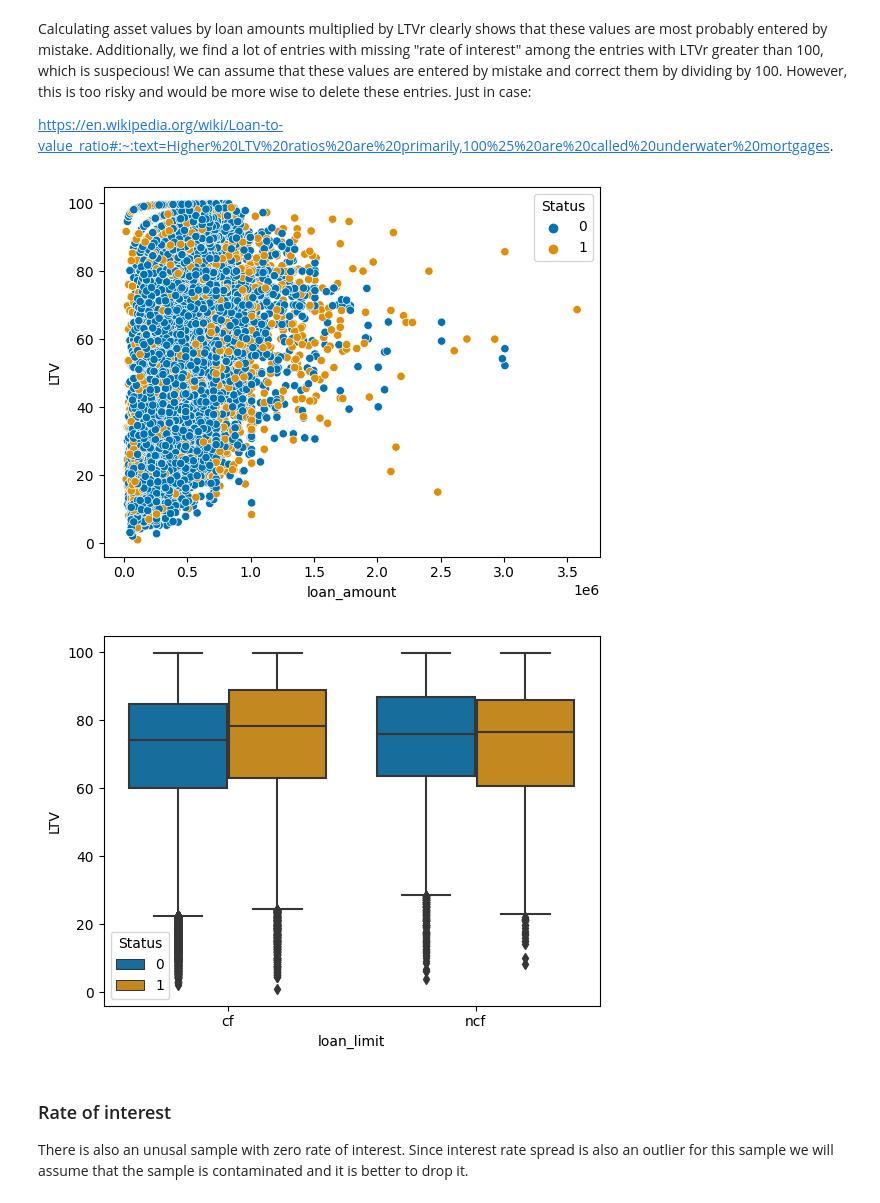
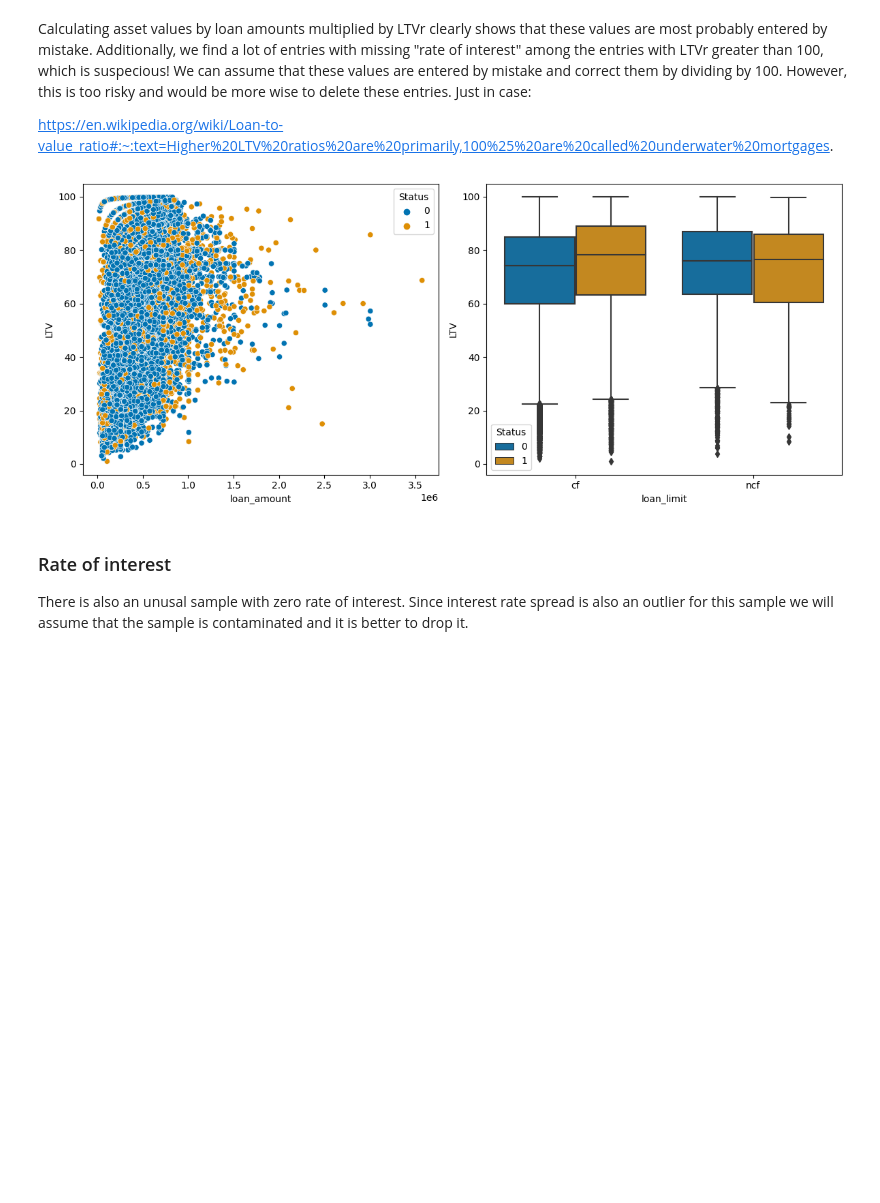
Before and after one commit to mhashemihsmw/maximum-likelihood-estimation-for-MOI-and-lineage-frequency-estimates-accounting-for-incomplete-data, a Jupyter notebook: loan-default-prediction.ipynb, the cells around one changed output. Saved outputs shown, nothing was run; the diff lists cells and outputs as text; code cells hidden in the pictures; blank space fills up the shorter version.

Commit message:
Kaggle Notebook | Loan Default Prediction | Feature Engineering

```diff
--- a/loan-default-prediction.ipynb
+++ b/loan-default-prediction.ipynb
@@ -136,13 +137,13 @@ https://en.wikipedia.org/wiki/Loan-to-value_ratio#:~:text=Higher%20LTV%20ratios%
 # %%
 df_out = df.copy()
 df_out = df_out[df_out['LTV'] <= 100]
-sns.scatterplot(df_out, y = 'LTV', x = 'loan_amount', hue = 'Status', palette = 'colorblind')
+fig, ax = plt.subplots(1, 2, figsize=(12, 5))
+sns.scatterplot(df_out, y = 'LTV', x = 'loan_amount', hue = 'Status', palette = 'colorblind', ax = ax[0])
+sns.boxplot(data = df_out, x = 'loan_limit', y = 'LTV', hue = 'Status', palette = 'colorblind', ax = ax[1])
+plt.tight_layout()
 plt.show()
-sns.boxplot(data = df_out, x = 'loan_limit', y = 'LTV', hue = 'Status', palette = 'colorblind')
-plt.show()
 # %% [output]
-[figure, old version]
+[figure, new version]
-[figure, removed]
 # %% [markdown]
 ### Rate of interest
 There is also an unusal sample with zero rate of interest. Since interest rate spread is also an outlier for this sample we will assume that the sample is contaminated and it is better to drop it.
```
Also changed, not shown: parts of 19 cells of this notebook.
